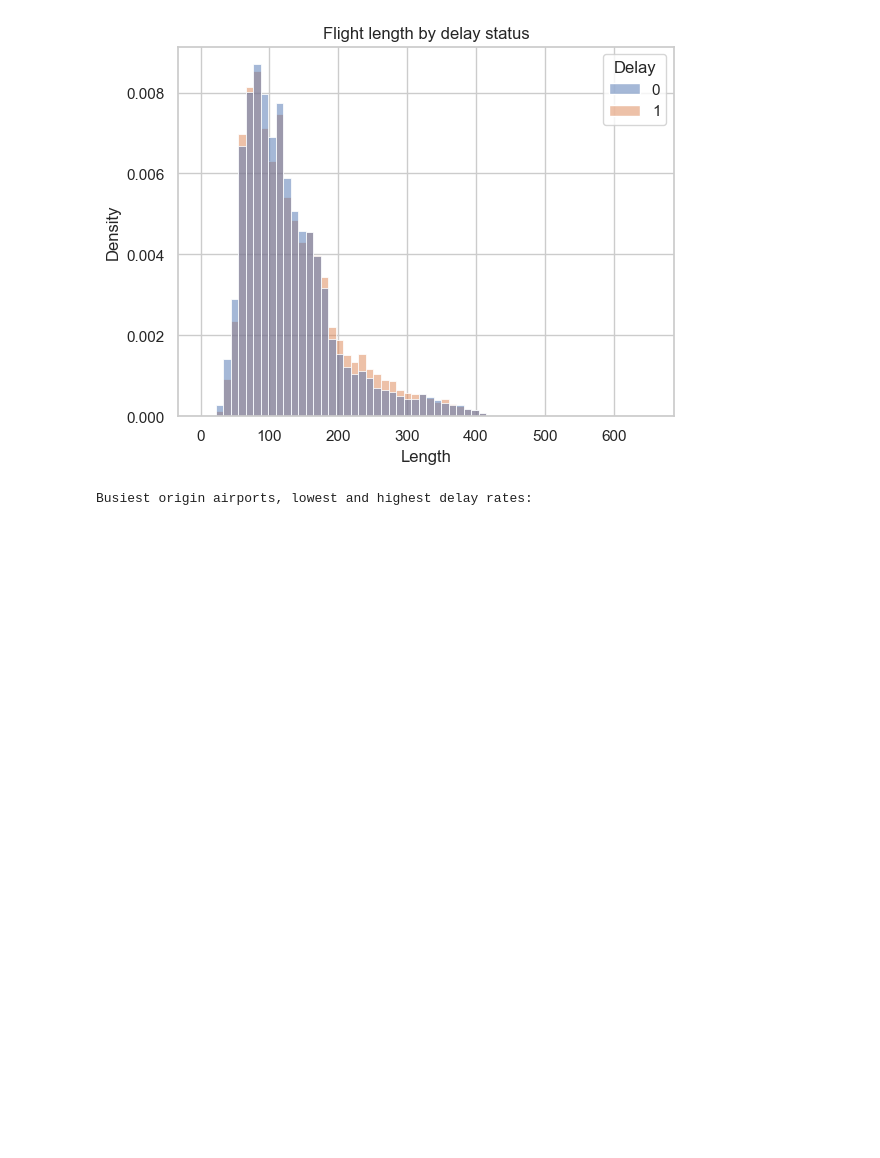
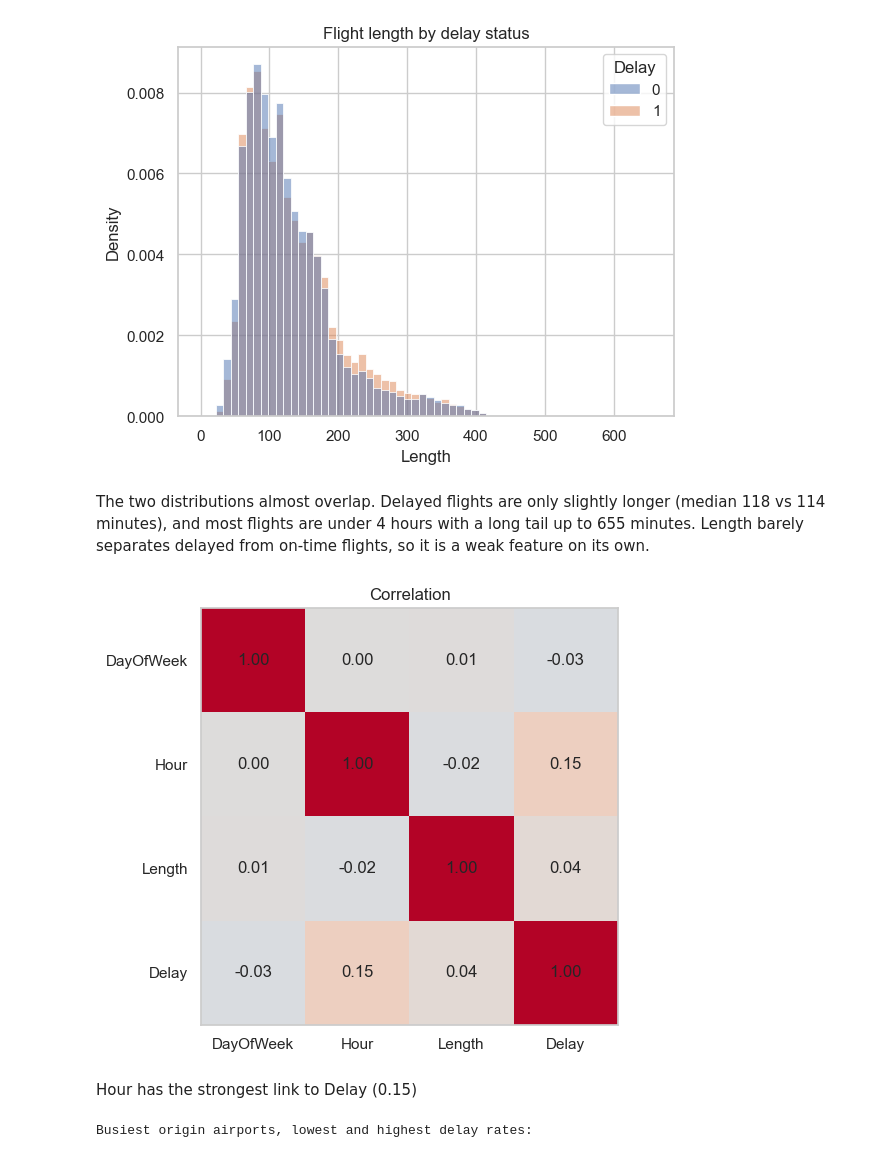
Before and after one commit to jacobptnguyen/delay-classifier, a Jupyter notebook: delay_classifier.ipynb, the cells around one changed output. Drawn from its saved outputs; the diff is of its cells as text; code cells hidden in the pictures; blank space fills up the shorter version.

Commit message:
add correlation matrix

```diff
--- a/delay_classifier.ipynb
+++ b/delay_classifier.ipynb
@@ -92,6 +92,25 @@ sns.histplot(data=df, x="Length", hue="Delay", bins=60, stat="density", common_n
 plt.title("Flight length by delay status"); plt.show()
 # %% [output]
 [figure]
+# %% [markdown]
+The two distributions almost overlap. Delayed flights are only slightly longer (median 118 vs 114 minutes), and most flights are under 4 hours with a long tail up to 655 minutes. Length barely separates delayed from on-time flights, so it is a weak feature on its own.
+# %%
+# Correlation between the numeric columns
+cols = ["DayOfWeek", "Hour", "Length", "Delay"]
+corr = np.corrcoef(df[cols].to_numpy(dtype=float), rowvar=False)
+
+fig, ax = plt.subplots(figsize=(6, 5))
+ax.imshow(corr, cmap="coolwarm", vmin=-1, vmax=1)
+ax.set(title="Correlation", xticks=range(4), yticks=range(4), xticklabels=cols, yticklabels=cols)
+ax.grid(False)
+for i in range(4):
+    for j in range(4):
+        ax.text(j, i, f"{corr[i, j]:.2f}", ha="center", va="center")
+plt.tight_layout(); plt.show()
+# %% [output]
+[figure, added]
+# %% [markdown]
+Hour has the strongest link to Delay (0.15)
 # %%
 top_airports = df.groupby("AirportFrom")["Delay"].agg(["mean", "size"]).query("size > 5000").sort_values("mean")
 print("Busiest origin airports, lowest and highest delay rates:")
```
Also changed, not shown: parts of 1 cell of this notebook.
